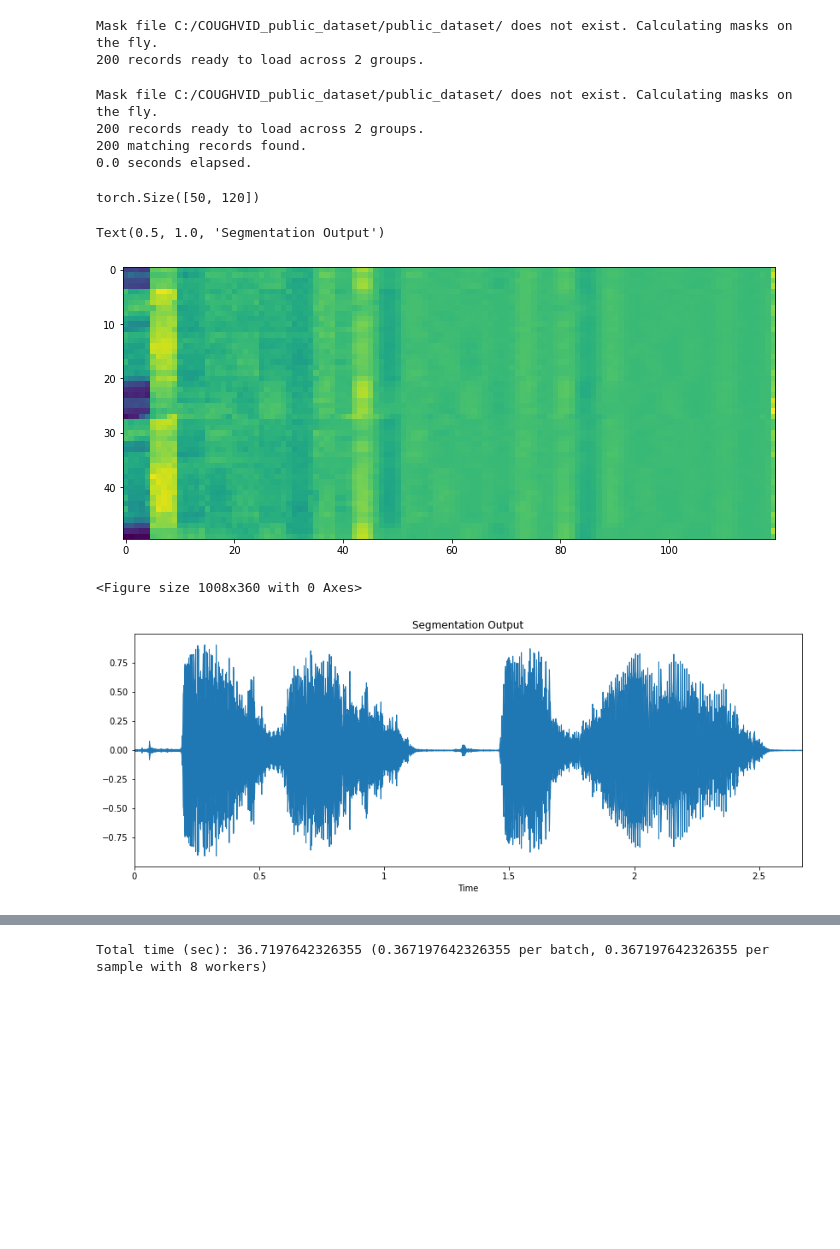
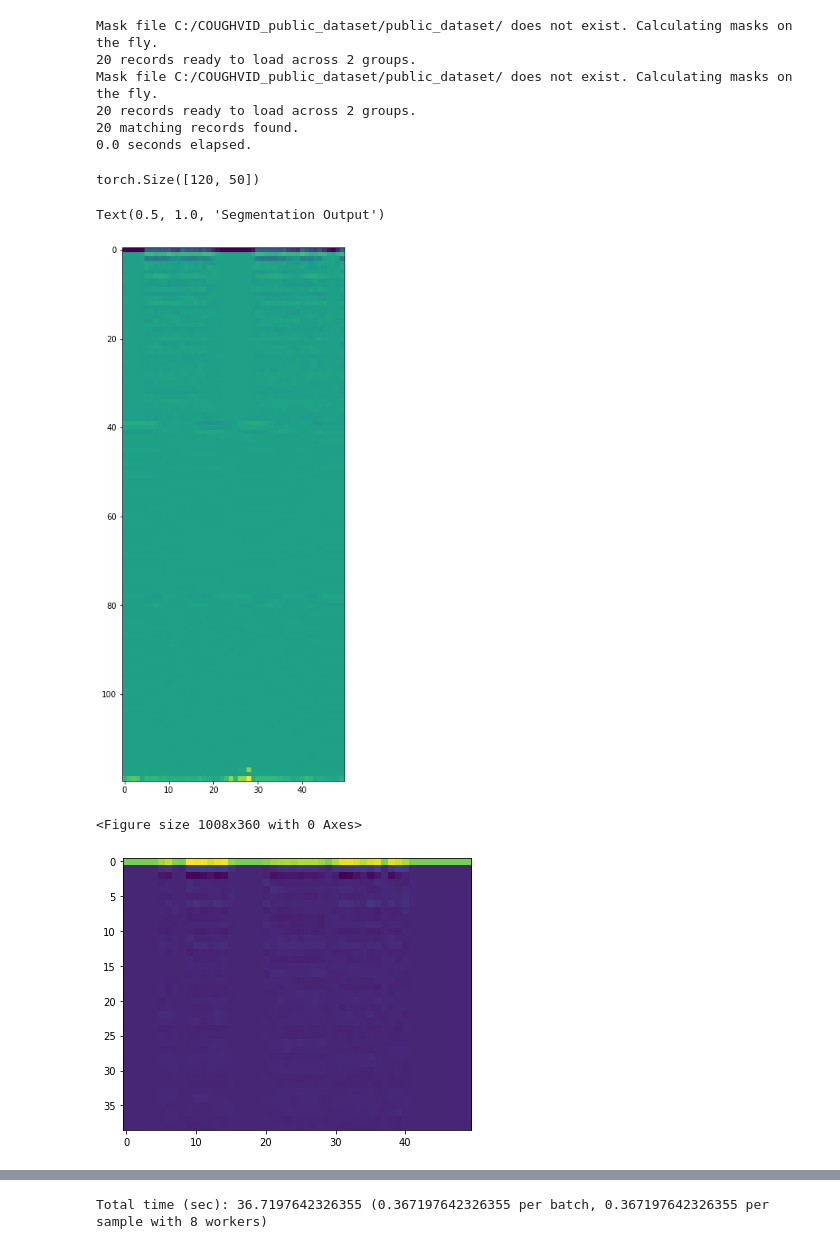
Before and after one commit to cmalinmayor/ML4Health_Coughvid, a Jupyter notebook: generate_dataset.ipynb, the cells around one changed output, grey strips where cells are left out. Saved outputs shown, nothing was run; the diff lists cells and outputs as text; code cells hidden in the pictures; blank space fills up the shorter version.

Commit message:
Changed to librosa for generating mfccs, added code to test feature output.

```diff
--- a/generate_dataset.ipynb
+++ b/generate_dataset.ipynb
@@ -15,8 +15,8 @@ from segmentation import segment_cough
 # %%
 dir = 'C:/COUGHVID_public_dataset/public_dataset/'
 
-dataset         = CoughvidDataset(dir, 'metadata_compiled.csv', get_features=False,samples_per_class=100)
-feature_dataset = CoughvidDataset(dir, 'metadata_compiled.csv', get_features=True,samples_per_class=100)
+dataset         = CoughvidDataset(dir, 'metadata_compiled.csv', get_features=False,samples_per_class=10)
+feature_dataset = CoughvidDataset(dir, 'metadata_compiled.csv', get_features=True,samples_per_class=10)
 
 
 ### NOTE: THIS IS ALREADY IMPLEMENTED IN THE DATALOADER CLASS ###
@@ -49,43 +49,46 @@ idl  = iter(dataloader)
 inputs2, classes2 = next(idl)
 # %% [output]
 Mask file C:/COUGHVID_public_dataset/public_dataset/ does not exist. Calculating masks on the fly.
-200 records ready to load across 2 groups.
+20 records ready to load across 2 groups.
+Mask file C:/COUGHVID_public_dataset/public_dataset/ does not exist. Calculating masks on the fly.
+20 records ready to load across 2 groups.
+20 matching records found.
+0.0 seconds elapsed.
-Mask file C:/COUGHVID_public_dataset/public_dataset/ does not exist. Calculating masks on the fly.
-200 records ready to load across 2 groups.
-200 matching records found.
-0.0 seconds elapsed.
 # %%
 import matplotlib.pyplot as plt
 import librosa.display
 
 inputs, classes   = next(ifdl)
 inputs2, classes2 = next(idl)
 
 assert classes == classes2
 
 print(inputs[0].shape)
 
-plt.figure(figsize=(14, 5))
+plt.figure(figsize=(5, 14))
 plt.imshow(inputs[0])
 #plt.imshow(inputs2[0])
 plt.figure(figsize=(14, 5))
 a = np.array(inputs2[0].tolist(),dtype='float')
 
 
 cough_segments, mask = segment_cough(a,48000)
 masked_audio = np.ma.masked_array(a,1-mask)
 
-#librosa_mfcc = librosa.feature.mfcc(masked_audio.compressed(), sr=48000, n_mfcc=39, n_fft=2048, hop_length=512, power=2)
-#plt.figure(figsize=(14, 5))
-#plt.imshow(librosa_mfcc)
+
+frames = dataset.extract_frames(masked_audio)
+librosa_mfcc = librosa.feature.mfcc(frames.flatten(), sr=48000, n_mfcc=39, n_fft=512, hop_length=1024, power=2,center=False)
+plt.figure(figsize=(14, 5))
+
+plt.imshow(librosa_mfcc)
 
 plt.figure(figsize=(14, 5))
 
 librosa.display.waveplot(masked_audio.compressed(), sr=48000)
 plt.title("Segmentation Output")
 # %% [output]
-torch.Size([50, 120])
+torch.Size([120, 50])
 Text(0.5, 1.0, 'Segmentation Output')
-[figure, old version]
+[figure, new version]
 <Figure size 1008x360 with 0 Axes>
-[figure, old version]
+[figure, new version]
```
Also changed, not shown: parts of 1 cell of this notebook, 2 other files.
